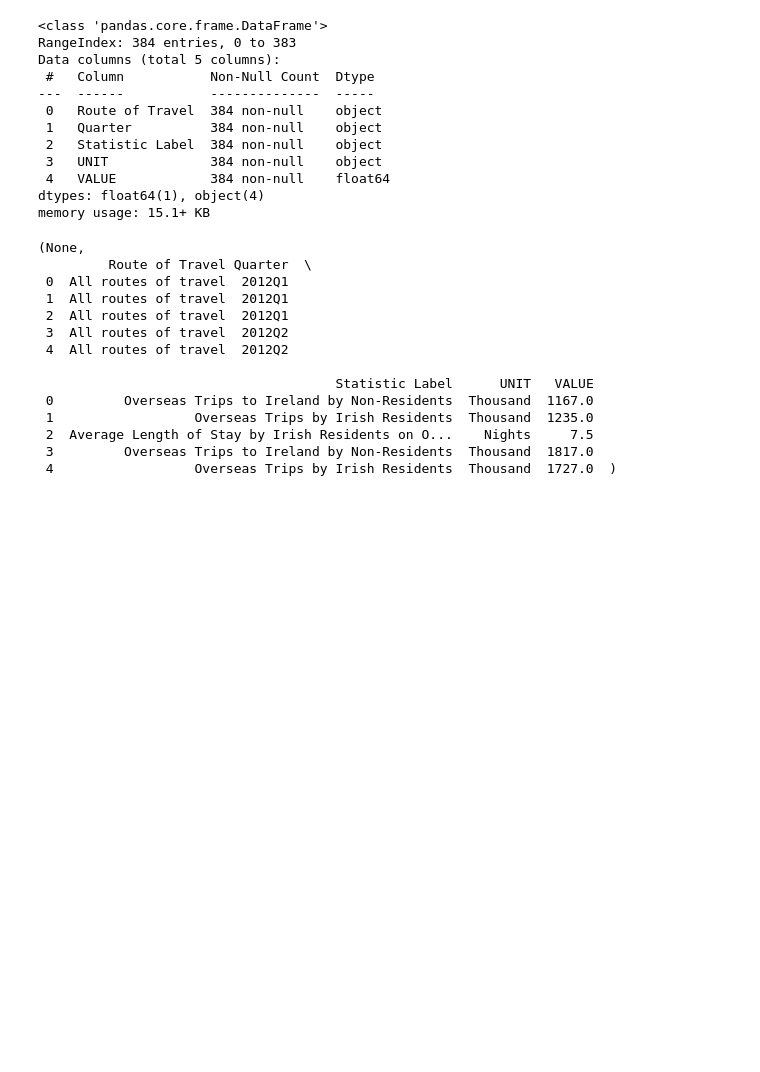
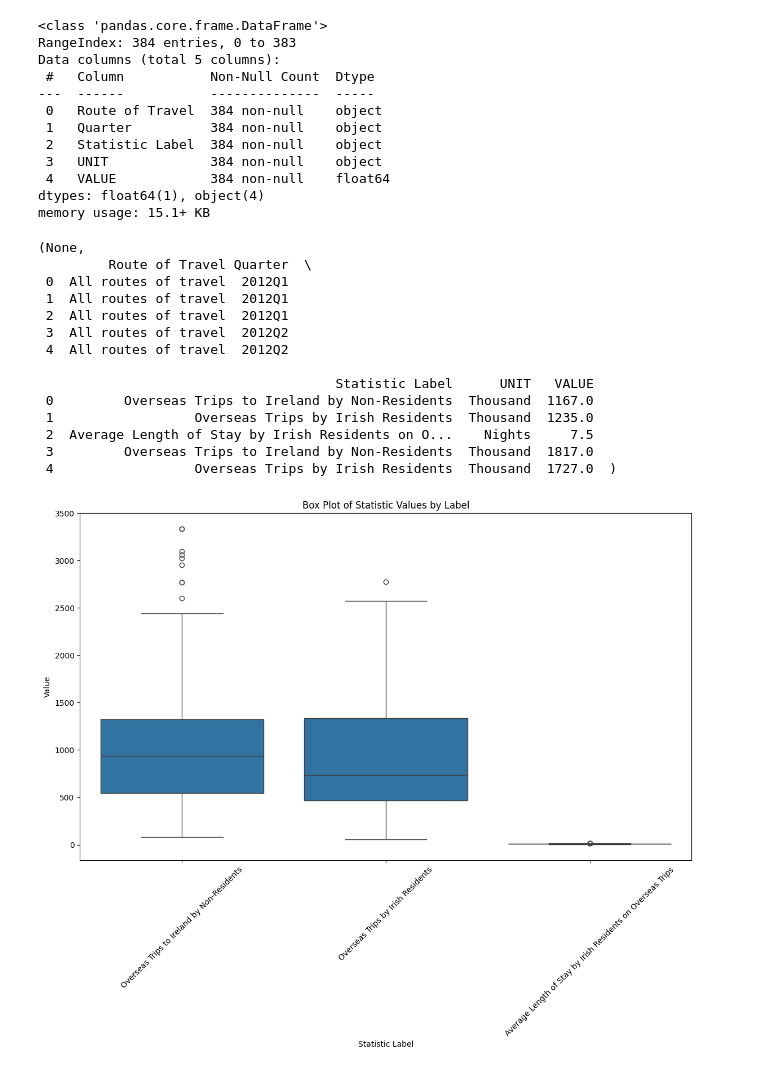
Before and after one commit to rupeshyanampally/Assignment, a Jupyter notebook: Untitled.ipynb, the cells around one changed output. Cells and saved outputs as stored; diff of their text form; code cells hidden in the pictures; blank space fills up the shorter version.

Commit message:
data visualisation

```diff
--- a/Untitled.ipynb
+++ b/Untitled.ipynb
@@ -35,0 +41,10 @@ memory usage: 15.1+ KB
+# %%
+plt.figure(figsize=(14, 8))
+sns.boxplot(x='Statistic Label', y='VALUE', data=data)
+plt.title("Box Plot of Statistic Values by Label")
+plt.xlabel("Statistic Label")
+plt.ylabel("Value")
+plt.xticks(rotation=45)
+plt.show()
+# %% [output]
+[figure, added]
```
Also changed, not shown: parts of 6 cells of this notebook.
